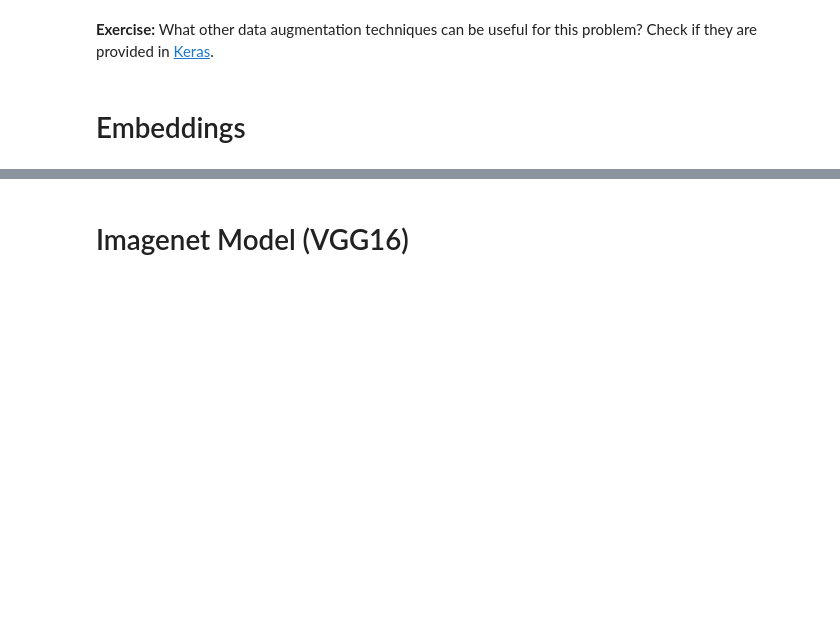
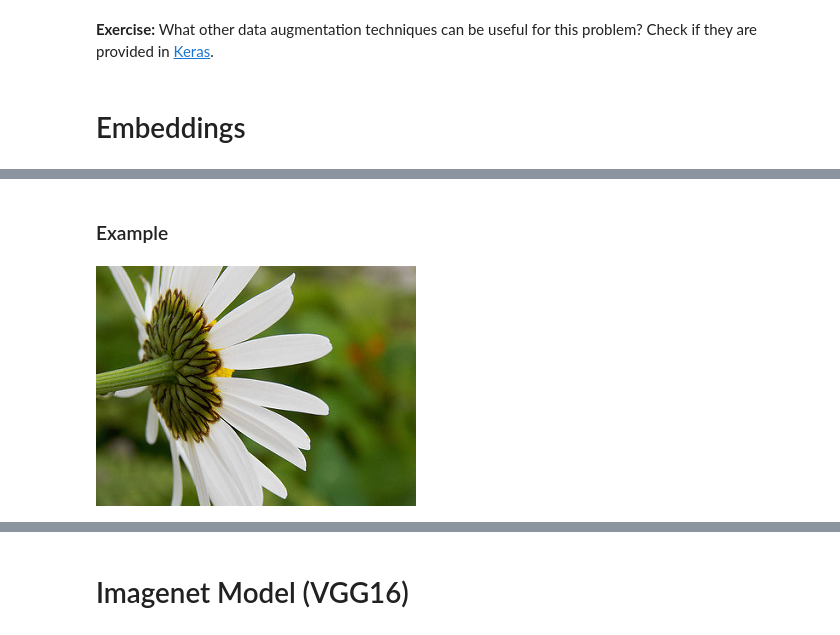
Before and after one commit to joseph-hellerstein/ai_in_practice, a Jupyter notebook: notebooks/AI_in_Practice_Day1_3_Transfer_Learning.ipynb, the cells around one changed output, grey strips where cells are left out. Drawn from its saved outputs; the diff is of its cells as text; code cells hidden in the pictures; blank space fills up the shorter version.

```diff
--- a/notebooks/AI_in_Practice_Day1_3_Transfer_Learning.ipynb
+++ b/notebooks/AI_in_Practice_Day1_3_Transfer_Learning.ipynb
@@ -306,2 +288,16 @@ The training and validation behavior start to look more similar!
 
 *https://learnopencv.com/embedding-models-explained/
+# %% [markdown]
+### Example
+# %%
+if DATA_DIR == "":
+    DATA_DIR = "/Users/jlheller/.keras/datasets/flower_photos_extracted/flower_photos"
+classes = ['daisy', 'dandelion', 'roses', 'sunflowers', 'tulips']
+IMAGE_PATH_DCT = {}
+for cls in classes:
+    class_path = os.path.join(DATA_DIR, cls)  # type: ignore
+    IMAGE_PATH_DCT[cls] = [os.path.join(class_path, f) for f in os.listdir(class_path)]
+# %%
+Image.open(IMAGE_PATH_DCT['daisy'][0])
+# %% [output]
+[figure, added]
```
Also changed, not shown: parts of 30 cells of this notebook.
